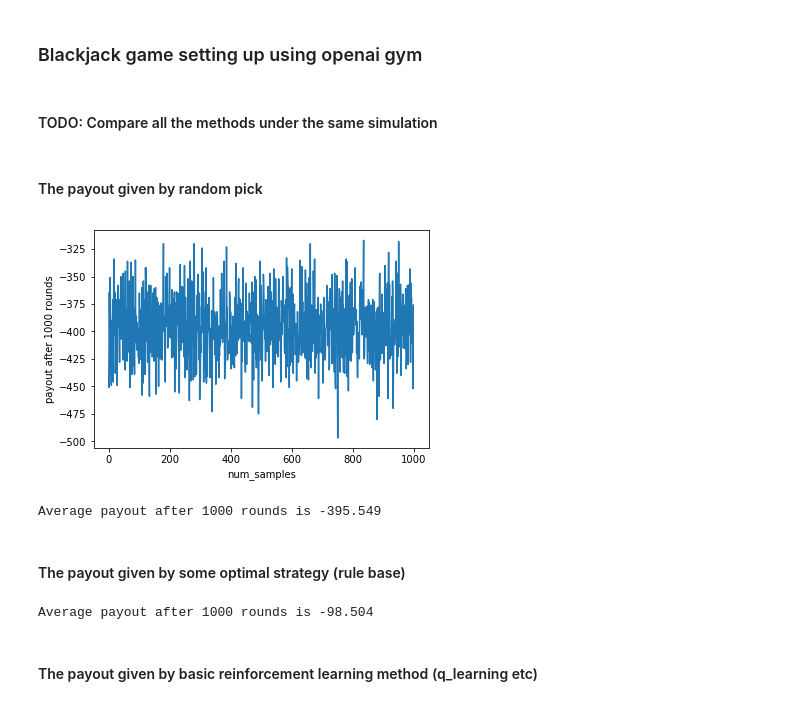
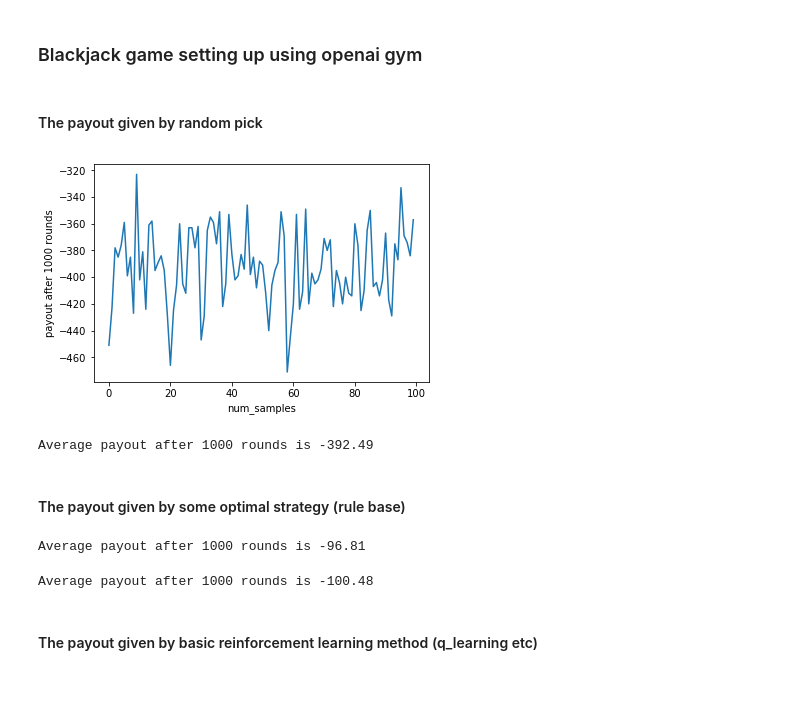
Before and after one commit to Robertren/RLBlackjack, a Jupyter notebook: blackjack_environment.ipynb, the cells around one changed output. Saved outputs shown, nothing was run; the diff lists cells and outputs as text; code cells hidden in the pictures.

```diff
--- a/blackjack_environment.ipynb
+++ b/blackjack_environment.ipynb
@@ -1,4 +1,2 @@
 # %% [markdown]
 ### Blackjack game setting up using openai gym
-# %% [markdown]
-#### TODO: Compare all the methods under the same simulation
@@ -26,18 +56,12 @@ def get_payout_results(num_rounds, num_samples, action_method):
 # %% [markdown]
 #### The payout given by random pick
 # %%
-import gym
-import matplotlib.pyplot as plt
-
-env = gym.make('Blackjack-v0')
-env.reset()
-
 num_rounds = 1000 # Payout calculated over num_rounds
-num_samples = 1000 # num_rounds simulated over num_samples
+num_samples = 100 # num_rounds simulated over num_samples
 get_payout_results(num_rounds, num_samples, env.action_space.sample)
 # %% [output]
-[figure, old version]
+[figure, new version]
-Average payout after 1000 rounds is -395.549
+Average payout after 1000 rounds is -392.49
 # %% [markdown]
 #### The payout given by some optimal strategy (rule base)
 # %%
@@ -61,30 +85,32 @@ def normal_strategy(player_sum, dealer_up_card):
 
     # dealer_up_card-2 takes care of input 1 which correcly looks up last column
     return actions[player_sum-2][dealer_up_card-2]
-
-# Make sure actions have been stored correctly mainly when dealer's upcard is A
-assert (normal_strategy(15, 2)) == 0
-assert (normal_strategy(15, 1)) == 1
-
-total_payout = 0 # to store total payout over 'num_rounds'
-
-for _ in range(num_samples):
-    round = 1
-    while round <= num_rounds:
-        player_sum, dealer_up_card, is_done = (env._get_obs())
-
-        # Take action based on normal strategy stored above
-        action = normal_strategy(player_sum, dealer_up_card)
-
-        obs, payout, is_done, _ = env.step(action)
-        total_payout += payout
-        if is_done:
-            env.reset() # Environment deals new cards to player and dealer
-            round += 1
-
-print ("Average payout after {} rounds is {}".format(num_rounds, total_payout/num_samples))
 # %% [output]
-Average payout after 1000 rounds is -98.504
+Average payout after 1000 rounds is -96.81
+# %%
+# Make sure actions have been stored correctly mainly when dealer's upcard is A
+assert (normal_strategy(15, 2)) == 0
+assert (normal_strategy(15, 1)) == 1
+
+total_payout = 0 # to store total payout over 'num_rounds'
+
+for _ in range(num_samples):
+    round = 1
+    while round <= num_rounds:
+        player_sum, dealer_up_card, is_done = (env._get_obs())
+
+        # Take action based on normal strategy stored above
+        action = normal_strategy(player_sum, dealer_up_card)
+
+        obs, payout, is_done, _ = env.step(action)
+        total_payout += payout
+        if is_done:
+            env.reset() # Environment deals new cards to player and dealer
+            round += 1
+
+print ("Average payout after {} rounds is {}".format(num_rounds, total_payout/num_samples))
+# %% [output]
+Average payout after 1000 rounds is -100.48
 # %% [markdown]
 #### The payout given by basic reinforcement learning method (q_learning etc)
 # %%
```
Also changed, not shown: parts of 39 cells of this notebook, 2 other files.
